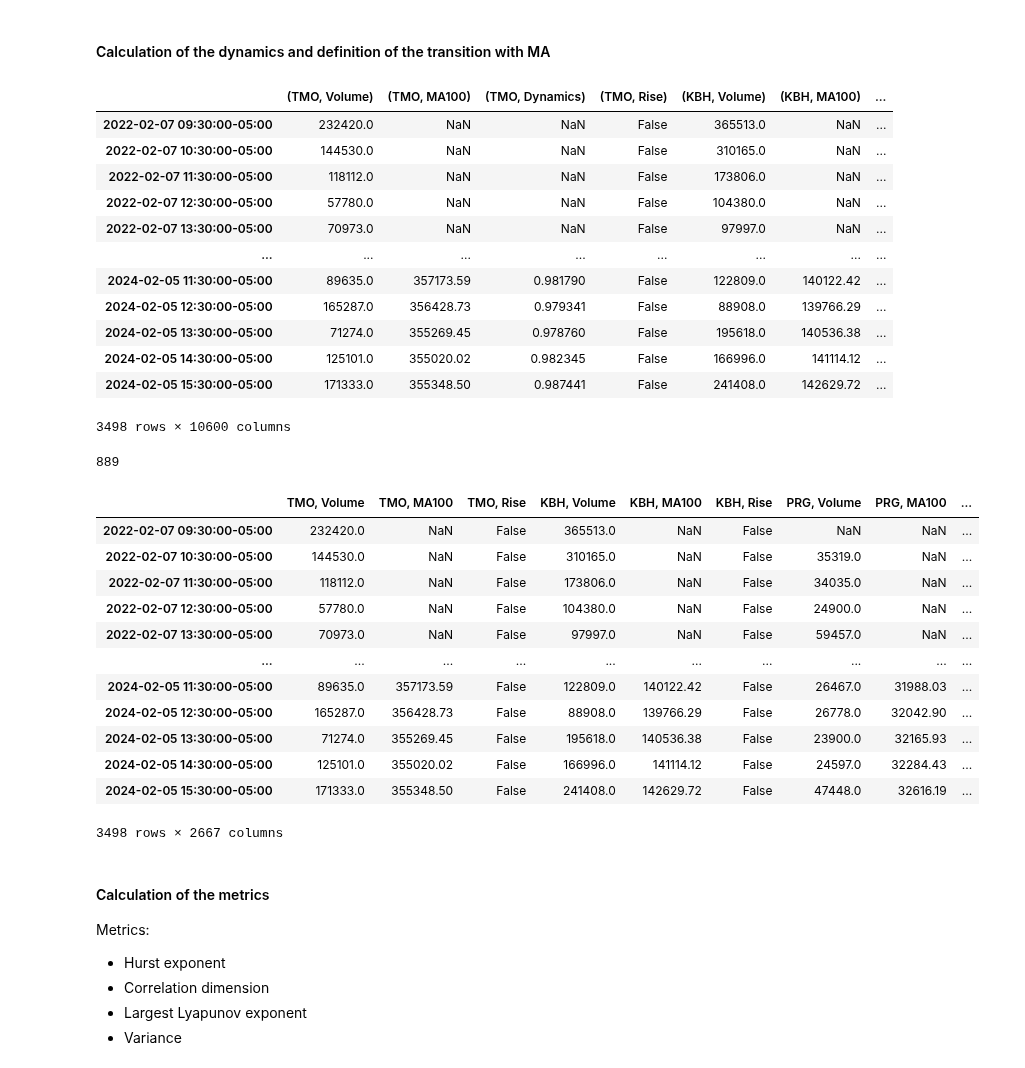
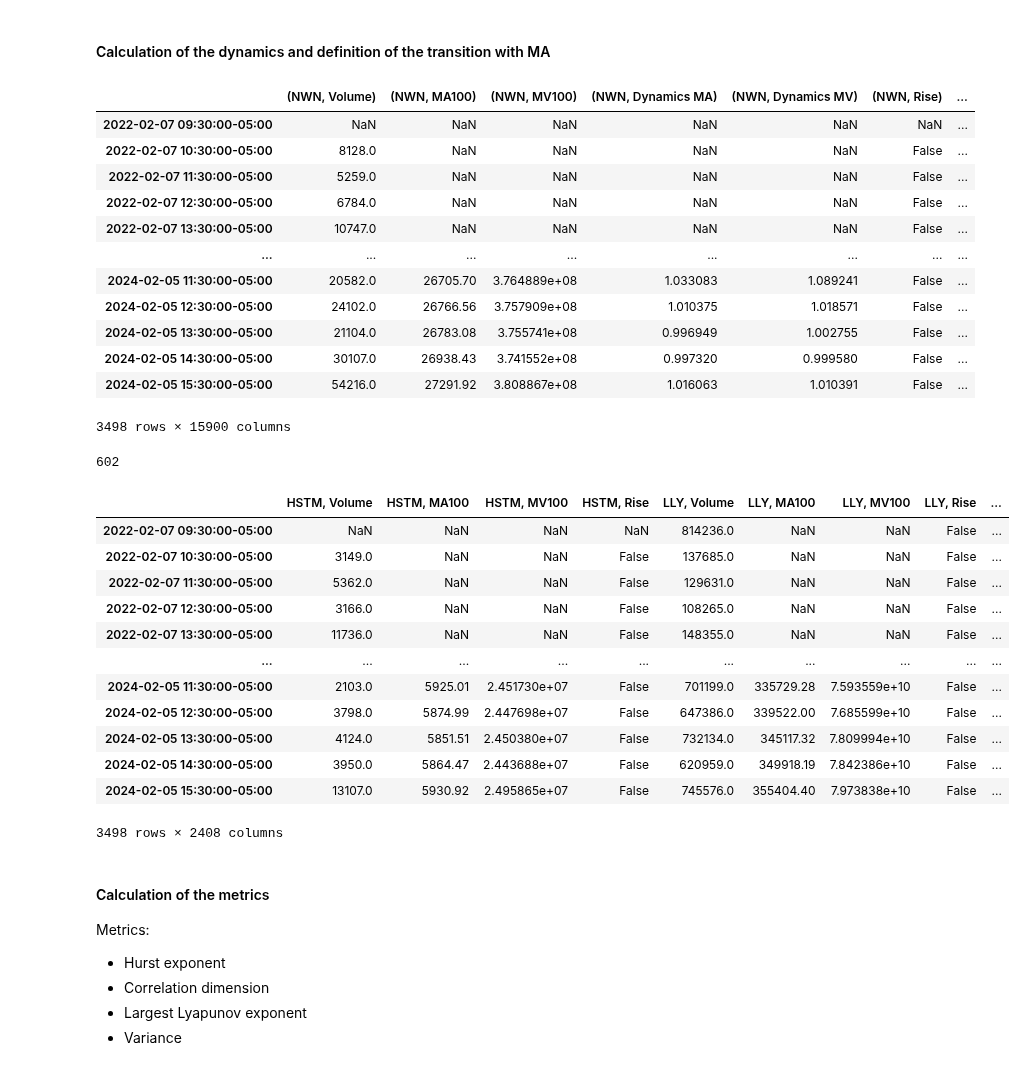
Before and after one commit to lebedevaale/early_warning_model, a Jupyter notebook: import_and_preparation.ipynb, the cells around one changed output. Cells and saved outputs as stored; diff of their text form; code cells hidden in the pictures.

```diff
--- a/import_and_preparation.ipynb
+++ b/import_and_preparation.ipynb
@@ -119,73 +119,79 @@ for i in range(len(data.columns)):
     active_tickers.append(data.columns[i][0])
 active_tickers = set(active_tickers)
 
+# Params for calculating critical transitions
+ma = 1.3
+mv = 1.05
+
 # Calculating critical transitions in the time series
 data_final = pd.DataFrame(data.index).set_index(0)
 data_final.index.name = None
 for ticker in tqdm(active_tickers):
     data_ticker = data[(ticker, 'Volume')].to_frame().dropna()
     data_ticker[(ticker, 'MA' + window)] = data_ticker[(ticker, 'Volume')].rolling(int(window)).mean()
-    data_ticker[(ticker, 'Dynamics')] = data_ticker[(ticker, 'MA' + window)] / data_ticker[(ticker, 'MA' + window)].shift(5)
-    data_ticker[(ticker, 'Rise')] = data_ticker[(ticker, 'Dynamics')] > 1.2
+    data_ticker[(ticker, 'MV' + window)] = data_ticker[(ticker, 'Volume')].rolling(int(window)).var()
+    data_ticker[(ticker, 'Dynamics MA')] = data_ticker[(ticker, 'MA' + window)] / data_ticker[(ticker, 'MA' + window)].shift(5)
+    data_ticker[(ticker, 'Dynamics MV')] = data_ticker[(ticker, 'MV' + window)] / data_ticker[(ticker, 'MV' + window)].shift(5)
+    data_ticker[(ticker, 'Rise')] = (data_ticker[(ticker, 'Dynamics MA')] >= ma) & (data_ticker[(ticker, 'Dynamics MV')] >= mv)
     data_final = data_final.join(data_ticker)
 data_final
 # %% [output]
-|  | (TMO, Volume) | (TMO, MA100) | (TMO, Dynamics) | (TMO, Rise) | (KBH, Volume) | (KBH, MA100) | ... |
-| 2022-02-07 09:30:00-05:00 | 232420.0 | NaN | NaN | False | 365513.0 | NaN | ... |
-| 2022-02-07 10:30:00-05:00 | 144530.0 | NaN | NaN | False | 310165.0 | NaN | ... |
-| 2022-02-07 11:30:00-05:00 | 118112.0 | NaN | NaN | False | 173806.0 | NaN | ... |
-| 2022-02-07 12:30:00-05:00 | 57780.0 | NaN | NaN | False | 104380.0 | NaN | ... |
-| 2022-02-07 13:30:00-05:00 | 70973.0 | NaN | NaN | False | 97997.0 | NaN | ... |
+|  | (NWN, Volume) | (NWN, MA100) | (NWN, MV100) | (NWN, Dynamics MA) | (NWN, Dynamics MV) | (NWN, Rise) | ... |
+| 2022-02-07 09:30:00-05:00 | NaN | NaN | NaN | NaN | NaN | NaN | ... |
+| 2022-02-07 10:30:00-05:00 | 8128.0 | NaN | NaN | NaN | NaN | False | ... |
+| 2022-02-07 11:30:00-05:00 | 5259.0 | NaN | NaN | NaN | NaN | False | ... |
+| 2022-02-07 12:30:00-05:00 | 6784.0 | NaN | NaN | NaN | NaN | False | ... |
+| 2022-02-07 13:30:00-05:00 | 10747.0 | NaN | NaN | NaN | NaN | False | ... |
 | ... | ... | ... | ... | ... | ... | ... | ... |
-| 2024-02-05 11:30:00-05:00 | 89635.0 | 357173.59 | 0.981790 | False | 122809.0 | 140122.42 | ... |
-| 2024-02-05 12:30:00-05:00 | 165287.0 | 356428.73 | 0.979341 | False | 88908.0 | 139766.29 | ... |
-| 2024-02-05 13:30:00-05:00 | 71274.0 | 355269.45 | 0.978760 | False | 195618.0 | 140536.38 | ... |
-| 2024-02-05 14:30:00-05:00 | 125101.0 | 355020.02 | 0.982345 | False | 166996.0 | 141114.12 | ... |
-| 2024-02-05 15:30:00-05:00 | 171333.0 | 355348.50 | 0.987441 | False | 241408.0 | 142629.72 | ... |
+| 2024-02-05 11:30:00-05:00 | 20582.0 | 26705.70 | 3.764889e+08 | 1.033083 | 1.089241 | False | ... |
+| 2024-02-05 12:30:00-05:00 | 24102.0 | 26766.56 | 3.757909e+08 | 1.010375 | 1.018571 | False | ... |
+| 2024-02-05 13:30:00-05:00 | 21104.0 | 26783.08 | 3.755741e+08 | 0.996949 | 1.002755 | False | ... |
+| 2024-02-05 14:30:00-05:00 | 30107.0 | 26938.43 | 3.741552e+08 | 0.997320 | 0.999580 | False | ... |
+| 2024-02-05 15:30:00-05:00 | 54216.0 | 27291.92 | 3.808867e+08 | 1.016063 | 1.010391 | False | ... |
-3498 rows × 10600 columns
+3498 rows × 15900 columns
 # %%
 # Getting a list of available tickers
 pos = 0
 ticks = []
 active_tickers = []
 for i in range(len(data_final.columns)):
     active_tickers.append(data_final.columns[i][0])
 active_tickers = set(active_tickers)
 
 # Selecting time series that have an adequate number of critical transitions
 data_selected = pd.DataFrame(data_final.index).set_index(0)
 data_selected.index.name = None
 for ticker in tqdm(active_tickers):
     num_ma = len(data_final[(ticker, 'MA' + window)].dropna())
     if num_ma > 3000:
         if  num_ma / window_metrics > len(data_final[data_final[(ticker, 'Rise')] == True]) > 0:
             pos += 1
-            data_selected = data_selected.join(data_final[[(ticker, 'Volume'), (ticker, 'MA' + window), (ticker, 'Rise')]])
+            data_selected = data_selected.join(data_final[[(ticker, 'Volume'), (ticker, 'MA' + window), (ticker, 'MV' + window), (ticker, 'Rise')]])
             ticks.append(ticker)
 print(pos)
 str_cols = []
 
 # Saving selected time series
 for col in data_selected.columns:
     str_cols.append(str(col).replace('(', '').replace(')', '').replace("'", ''))
 data_selected.columns = str_cols
 data_selected.to_parquet('Data/filtered_1h.parquet')
 data_selected
 # %% [output]
-889
+602
-|  | TMO, Volume | TMO, MA100 | TMO, Rise | KBH, Volume | KBH, MA100 | KBH, Rise | PRG, Volume | PRG, MA100 | ... |
-| 2022-02-07 09:30:00-05:00 | 232420.0 | NaN | False | 365513.0 | NaN | False | NaN | NaN | ... |
-| 2022-02-07 10:30:00-05:00 | 144530.0 | NaN | False | 310165.0 | NaN | False | 35319.0 | NaN | ... |
-| 2022-02-07 11:30:00-05:00 | 118112.0 | NaN | False | 173806.0 | NaN | False | 34035.0 | NaN | ... |
-| 2022-02-07 12:30:00-05:00 | 57780.0 | NaN | False | 104380.0 | NaN | False | 24900.0 | NaN | ... |
-| 2022-02-07 13:30:00-05:00 | 70973.0 | NaN | False | 97997.0 | NaN | False | 59457.0 | NaN | ... |
+|  | HSTM, Volume | HSTM, MA100 | HSTM, MV100 | HSTM, Rise | LLY, Volume | LLY, MA100 | LLY, MV100 | LLY, Rise | ... |
+| 2022-02-07 09:30:00-05:00 | NaN | NaN | NaN | NaN | 814236.0 | NaN | NaN | False | ... |
+| 2022-02-07 10:30:00-05:00 | 3149.0 | NaN | NaN | False | 137685.0 | NaN | NaN | False | ... |
+| 2022-02-07 11:30:00-05:00 | 5362.0 | NaN | NaN | False | 129631.0 | NaN | NaN | False | ... |
+| 2022-02-07 12:30:00-05:00 | 3166.0 | NaN | NaN | False | 108265.0 | NaN | NaN | False | ... |
+| 2022-02-07 13:30:00-05:00 | 11736.0 | NaN | NaN | False | 148355.0 | NaN | NaN | False | ... |
 | ... | ... | ... | ... | ... | ... | ... | ... | ... | ... |
-| 2024-02-05 11:30:00-05:00 | 89635.0 | 357173.59 | False | 122809.0 | 140122.42 | False | 26467.0 | 31988.03 | ... |
-| 2024-02-05 12:30:00-05:00 | 165287.0 | 356428.73 | False | 88908.0 | 139766.29 | False | 26778.0 | 32042.90 | ... |
-| 2024-02-05 13:30:00-05:00 | 71274.0 | 355269.45 | False | 195618.0 | 140536.38 | False | 23900.0 | 32165.93 | ... |
-| 2024-02-05 14:30:00-05:00 | 125101.0 | 355020.02 | False | 166996.0 | 141114.12 | False | 24597.0 | 32284.43 | ... |
-| 2024-02-05 15:30:00-05:00 | 171333.0 | 355348.50 | False | 241408.0 | 142629.72 | False | 47448.0 | 32616.19 | ... |
+| 2024-02-05 11:30:00-05:00 | 2103.0 | 5925.01 | 2.451730e+07 | False | 701199.0 | 335729.28 | 7.593559e+10 | False | ... |
+| 2024-02-05 12:30:00-05:00 | 3798.0 | 5874.99 | 2.447698e+07 | False | 647386.0 | 339522.00 | 7.685599e+10 | False | ... |
+| 2024-02-05 13:30:00-05:00 | 4124.0 | 5851.51 | 2.450380e+07 | False | 732134.0 | 345117.32 | 7.809994e+10 | False | ... |
+| 2024-02-05 14:30:00-05:00 | 3950.0 | 5864.47 | 2.443688e+07 | False | 620959.0 | 349918.19 | 7.842386e+10 | False | ... |
+| 2024-02-05 15:30:00-05:00 | 13107.0 | 5930.92 | 2.495865e+07 | False | 745576.0 | 355404.40 | 7.973838e+10 | False | ... |
-3498 rows × 2667 columns
+3498 rows × 2408 columns
 # %% [markdown]
 #### Calculation of the metrics
 
```
Also changed, not shown: parts of 1 cell of this notebook, 8 other files.
